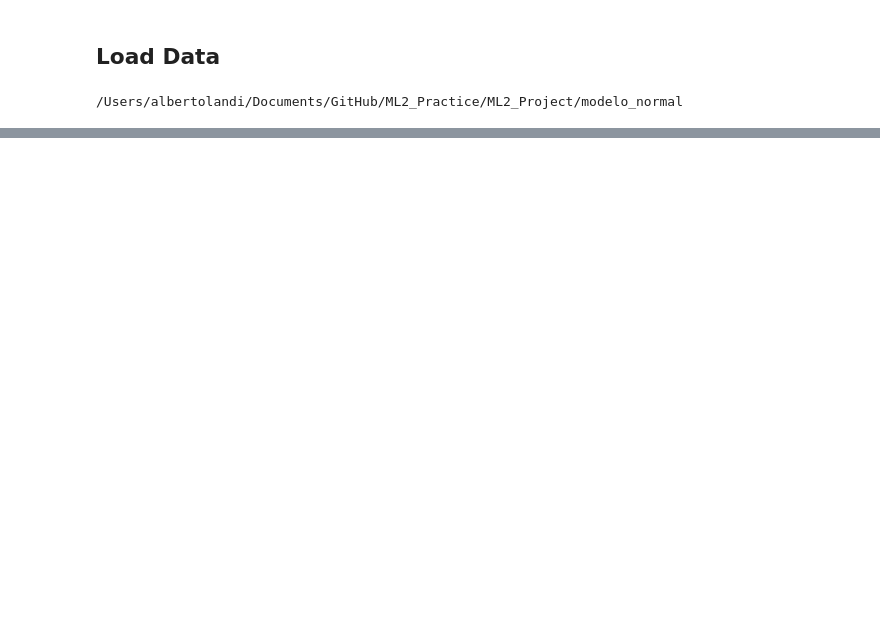
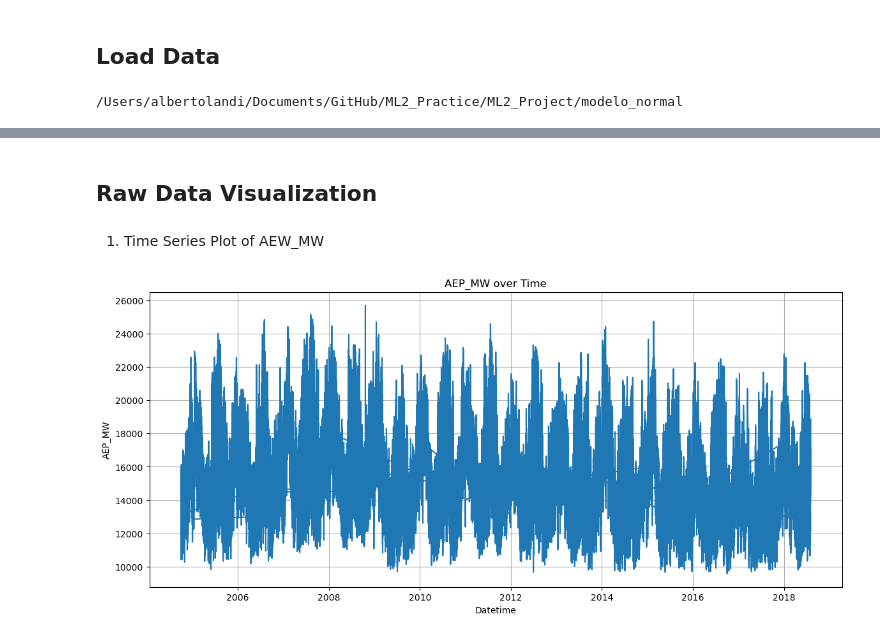
Before and after one commit to rubitopato/ML2_Practice, a Jupyter notebook: ML2_Project/modelo_normal/preprocessing.ipynb, the cells around one changed output, grey strips where cells are left out. Saved outputs shown, nothing was run; the diff lists cells and outputs as text; code cells hidden in the pictures; blank space fills up the shorter version.

```diff
--- a/ML2_Project/modelo_normal/preprocessing.ipynb
+++ b/ML2_Project/modelo_normal/preprocessing.ipynb
@@ -53,0 +66,17 @@ Summary Statistics:
+# %% [markdown]
+## Raw Data Visualization
+# %% [markdown]
+1. Time Series Plot of AEW_MW
+# %%
+data['Datetime'] = pd.to_datetime(data['Datetime'], format='%Y-%m-%d %H:%M:%S', errors='coerce')
+data.dropna(subset=['Datetime'], inplace=True)  # Drop rows with invalid dates
+# %%
+plt.figure(figsize=(14, 6))
+plt.plot(data['Datetime'], data['AEP_MW'])
+plt.title('AEP_MW over Time')
+plt.xlabel('Datetime')
+plt.ylabel('AEP_MW')
+plt.grid(True)
+plt.show()
+# %% [output]
+[figure, added]
```
Also changed, not shown: parts of 23 cells of this notebook, 1 other file.
